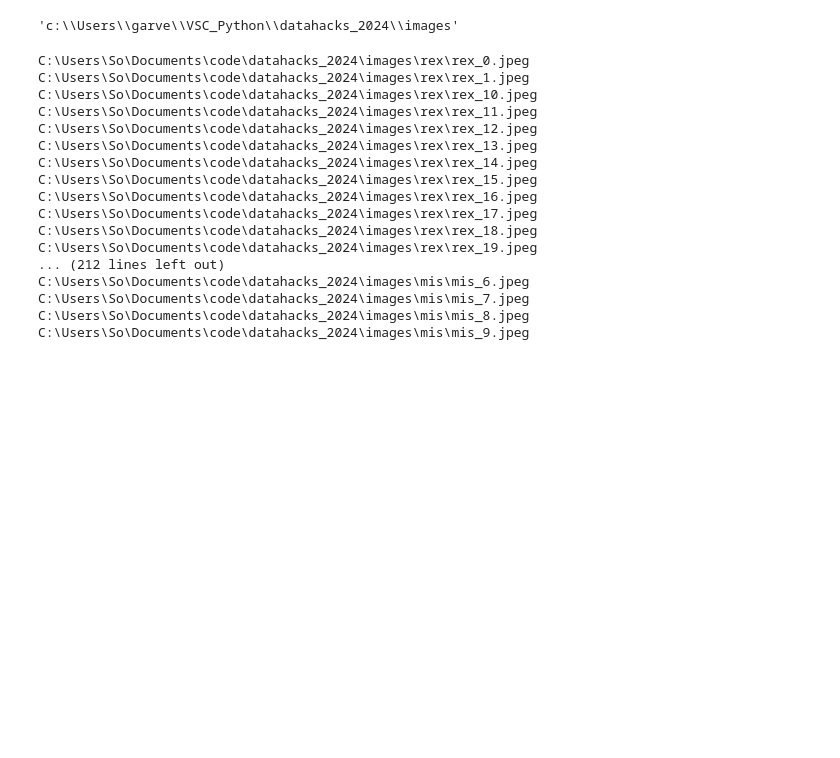
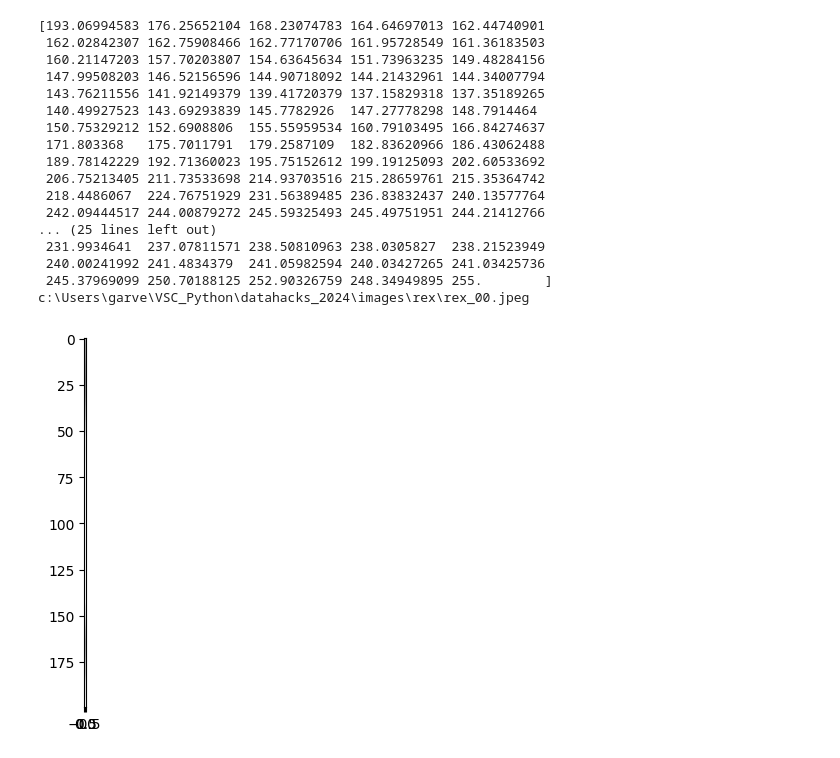
Before and after one commit to GarveyJLi/Dino-Nuggetology, a Jupyter notebook: src/process_images.ipynb, the cells around one changed output. Cells and saved outputs as stored; diff of their text form; code cells hidden in the pictures; blank space fills up the shorter version.

```diff
--- a/src/process_images.ipynb
+++ b/src/process_images.ipynb
@@ -11,43 +12,50 @@ current_dir = os.getcwd()
 project_dir = os.path.dirname(current_dir)
 small_img_fp = os.path.join(project_dir, 'images')
 full_img_fp = os.path.join(project_dir, 'raw_images')
-# %%
-small_img_fp
-# %% [output]
-'c:\\Users\\garve\\VSC_Python\\datahacks_2024\\images'
 # %%
 types = ['rex', 'tri', 'par', 'pte', 'bro', 'kro', 'ste', 'mis']
 rotation_degrees = np.arange(0, 360, 15)
 reg_mirrored = ['reg', 'mirrored']
 
-for type in types:
-    full_folder = os.path.join(full_img_fp, type)
-    small_folder = os.path.join(small_img_fp, type)
+for t in types:
+    full_folder = os.path.join(full_img_fp, t)
+    small_folder = os.path.join(small_img_fp, t)
+    img_count = 0
 
     for img_name in os.listdir(full_folder):
         full_img_path = os.path.join(full_folder, img_name)
         image_arrs = img_pipeline.process_image(full_img_path)
         version_count = 0
+        # Array of rotated and mirrored images
         for image_arr in image_arrs:
             small_image = Image.fromarray(image_arr).convert('RGB')
-            small_img_path = os.path.join(small_folder, img_name)
+            print(image_arr)
+            plt.imshow(small_image)
+            small_img_path = os.path.join(small_folder, t + '_' + str(img_count) + str(version_count) + '.jpeg')
             print(small_img_path)
             small_image.save(small_img_path)
+            version_count += 1
+            break
+        img_count += 1
+
+        break
+    break
 # %% [output]
-C:\Users\So\Documents\code\datahacks_2024\images\rex\rex_0.jpeg
-C:\Users\So\Documents\code\datahacks_2024\images\rex\rex_1.jpeg
-C:\Users\So\Documents\code\datahacks_2024\images\rex\rex_10.jpeg
-C:\Users\So\Documents\code\datahacks_2024\images\rex\rex_11.jpeg
-C:\Users\So\Documents\code\datahacks_2024\images\rex\rex_12.jpeg
-C:\Users\So\Documents\code\datahacks_2024\images\rex\rex_13.jpeg
-C:\Users\So\Documents\code\datahacks_2024\images\rex\rex_14.jpeg
-C:\Users\So\Documents\code\datahacks_2024\images\rex\rex_15.jpeg
-C:\Users\So\Documents\code\datahacks_2024\images\rex\rex_16.jpeg
-C:\Users\So\Documents\code\datahacks_2024\images\rex\rex_17.jpeg
-C:\Users\So\Documents\code\datahacks_2024\images\rex\rex_18.jpeg
-C:\Users\So\Documents\code\datahacks_2024\images\rex\rex_19.jpeg
-... (212 lines left out)
-C:\Users\So\Documents\code\datahacks_2024\images\mis\mis_6.jpeg
-C:\Users\So\Documents\code\datahacks_2024\images\mis\mis_7.jpeg
-C:\Users\So\Documents\code\datahacks_2024\images\mis\mis_8.jpeg
-C:\Users\So\Documents\code\datahacks_2024\images\mis\mis_9.jpeg
+[193.06994583 176.25652104 168.23074783 164.64697013 162.44740901
+ 162.02842307 162.75908466 162.77170706 161.95728549 161.36183503
+ 160.21147203 157.70203807 154.63645634 151.73963235 149.48284156
+ 147.99508203 146.52156596 144.90718092 144.21432961 144.34007794
+ 143.76211556 141.92149379 139.41720379 137.15829318 137.35189265
+ 140.49927523 143.69293839 145.7782926  147.27778298 148.7914464
+ 150.75329212 152.6908806  155.55959534 160.79103495 166.84274637
+ 171.803368   175.7011791  179.2587109  182.83620966 186.43062488
+ 189.78142229 192.71360023 195.75152612 199.19125093 202.60533692
+ 206.75213405 211.73533698 214.93703516 215.28659761 215.35364742
+ 218.4486067  224.76751929 231.56389485 236.83832437 240.13577764
+ 242.09444517 244.00879272 245.59325493 245.49751951 244.21412766
+... (25 lines left out)
+ 231.9934641  237.07811571 238.50810963 238.0305827  238.21523949
+ 240.00241992 241.4834379  241.05982594 240.03427265 241.03425736
+ 245.37969099 250.70188125 252.90326759 248.34949895 255.        ]
+c:\Users\garve\VSC_Python\datahacks_2024\images\rex\rex_00.jpeg
+[figure, added]
```
Also changed, not shown: parts of 1 cell of this notebook, 5 other files.
